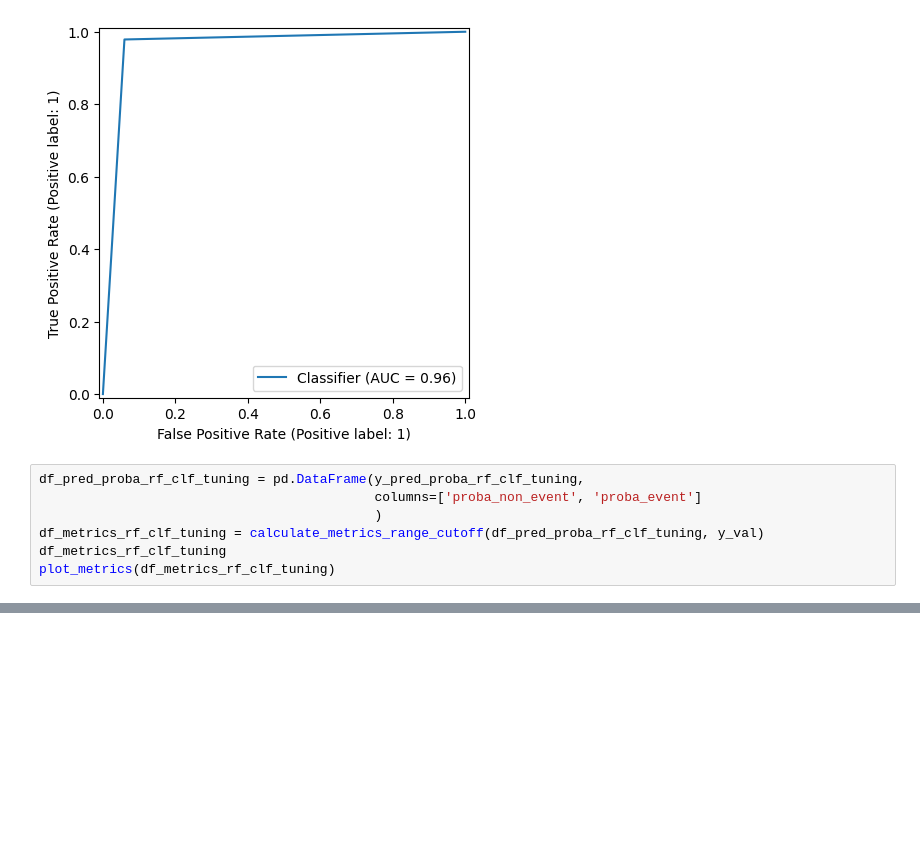
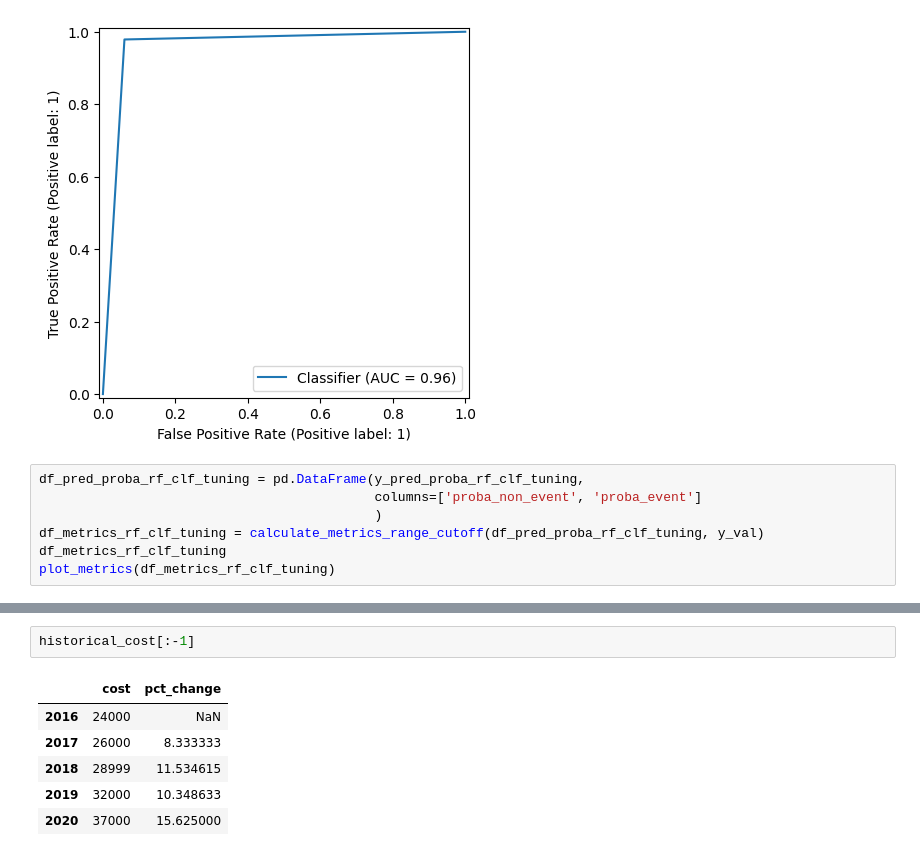
Before and after one commit to victorpecine/aps_failure_truck_prediction, a Jupyter notebook: notebooks/train_analysis.ipynb, the cells around one changed output, grey strips where cells are left out. Cells and saved outputs as stored; diff of their text form; blank space fills up the shorter version.

```diff
--- a/notebooks/train_analysis.ipynb
+++ b/notebooks/train_analysis.ipynb
@@ -1926,0 +1958,9 @@ plot_metrics(df_metrics_rf_clf_tuning)
+# %%
+historical_cost[:-1]
+# %% [output]
+|  | cost | pct_change |
+| 2016 | 24000 | NaN |
+| 2017 | 26000 | 8.333333 |
+| 2018 | 28999 | 11.534615 |
+| 2019 | 32000 | 10.348633 |
+| 2020 | 37000 | 15.625000 |
```
Also changed, not shown: parts of 7 cells of this notebook, 1 other file.
